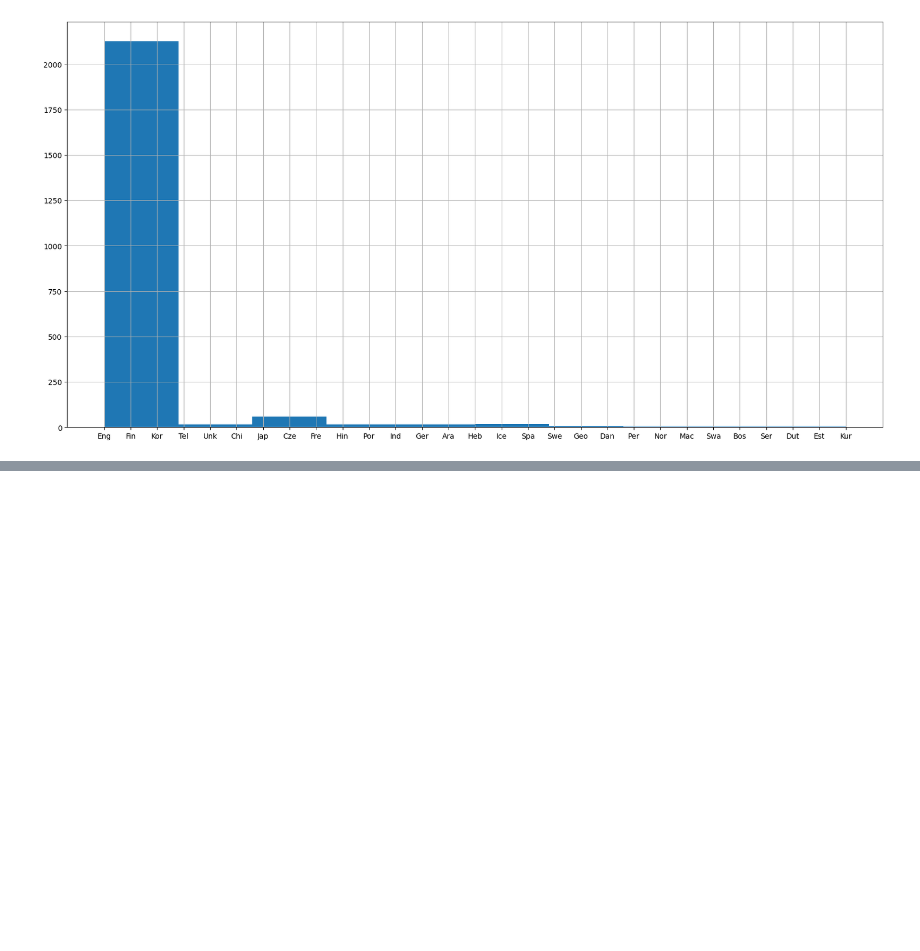
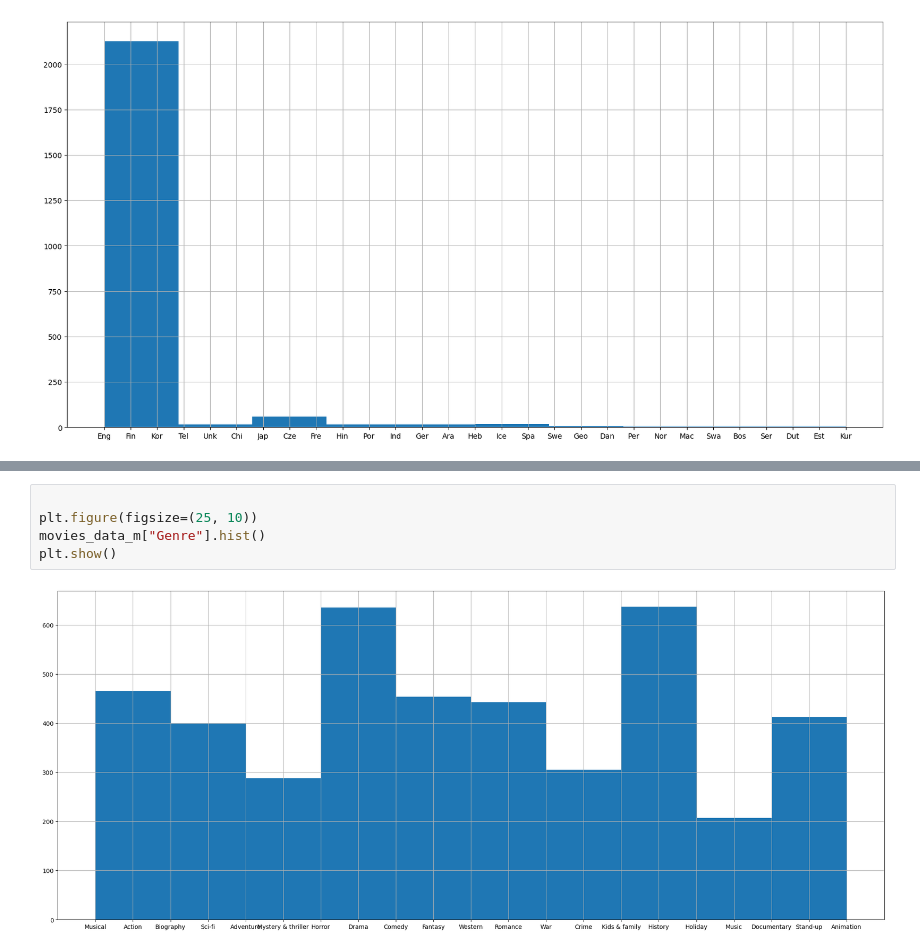
Before and after one commit to Sorooshi/Rotten_Tomatoes_DatabaSet, a Jupyter notebook: notebooks/a02_extract_feature_and_network_data.ipynb, the cells around one changed output, grey strips where cells are left out. Drawn from its saved outputs; the diff is of its cells as text; blank space fills up the shorter version.

```diff
--- a/notebooks/a02_extract_feature_and_network_data.ipynb
+++ b/notebooks/a02_extract_feature_and_network_data.ipynb
@@ -271,0 +318,7 @@ plt.show()
+# %%
+
+plt.figure(figsize=(25, 10))
+movies_data_m["Genre"].hist()
+plt.show()
+# %% [output]
+[figure, added]
```
Also changed, not shown: parts of 19 cells of this notebook.
